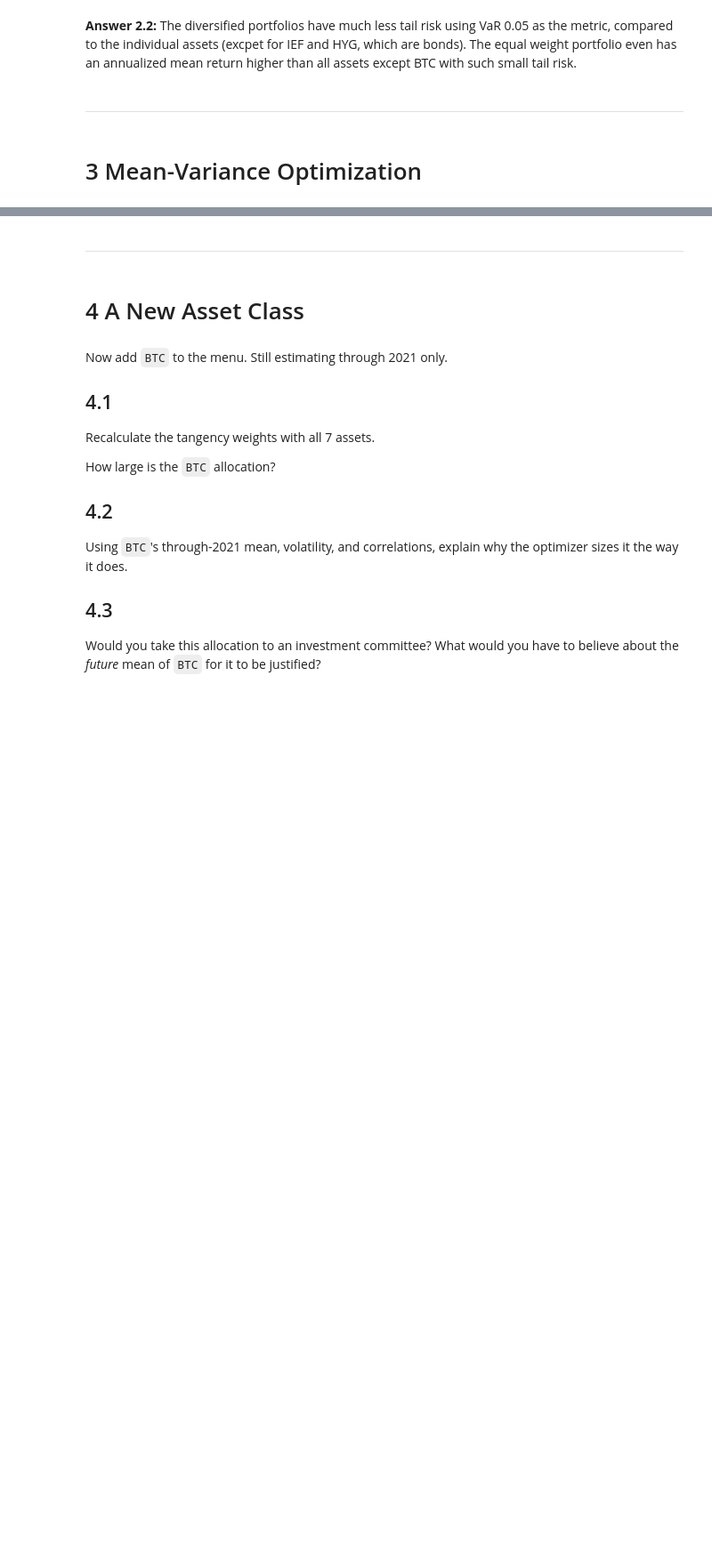
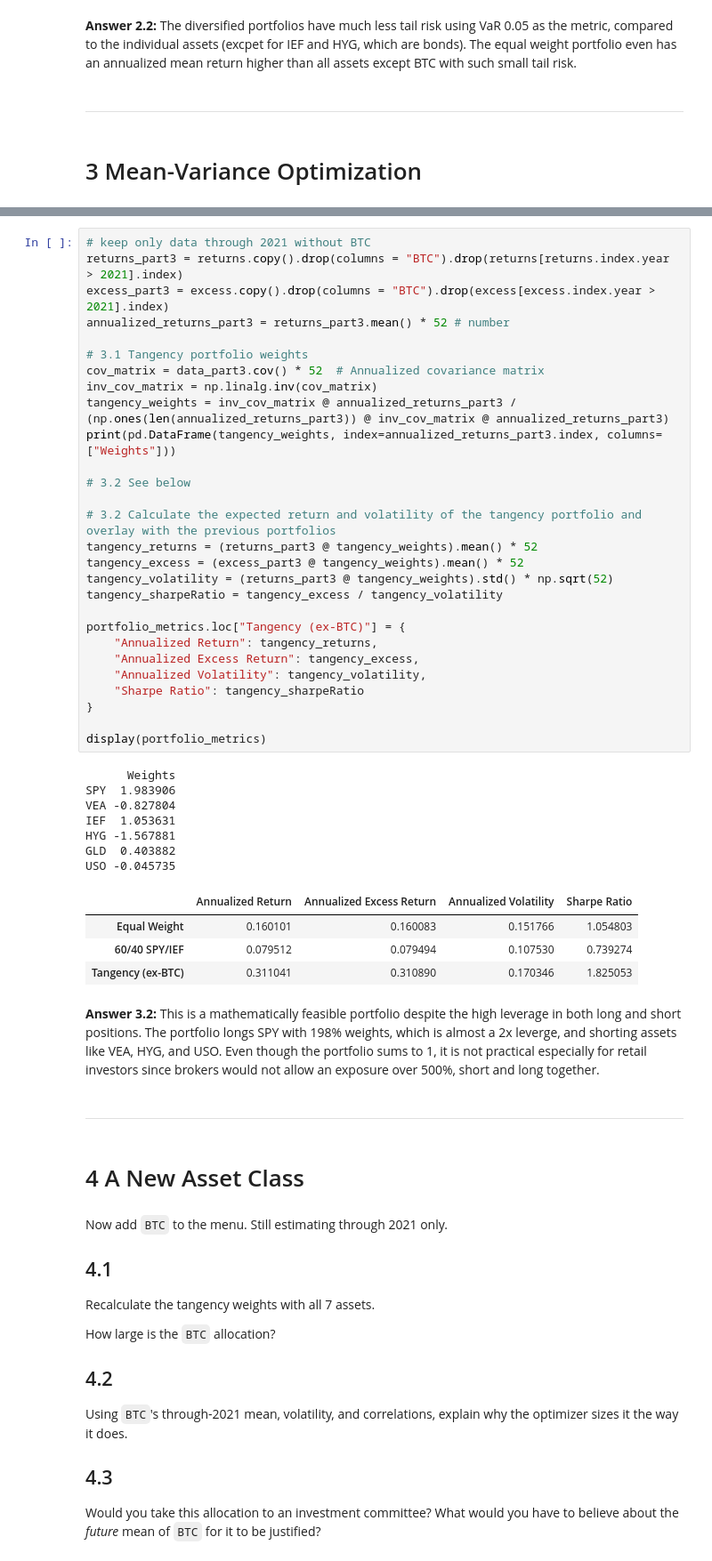
Before and after one commit to samLeung24/Quant-Part-II, a Jupyter notebook: Multi-Asset_Allocation.ipynb, the cells around one changed output, grey strips where cells are left out. Shown at 89% size. Saved outputs shown, nothing was run; the diff lists cells and outputs as text; blank space fills up the shorter version.

Commit message:
Completed part 3

```diff
--- a/Multi-Asset_Allocation.ipynb
+++ b/Multi-Asset_Allocation.ipynb
@@ -185,6 +190,48 @@ Do the weights look like a portfolio you could hold? Note any extreme or short p
 ## 3.3
 
 Report the in-sample (through 2021) annualized mean, volatility, and Sharpe of the tangency portfolio, alongside the equal-weight and `60/40` portfolios over the same window.
+# %%
+# keep only data through 2021 without BTC
+returns_part3 = returns.copy().drop(columns = "BTC").drop(returns[returns.index.year > 2021].index)
+excess_part3 = excess.copy().drop(columns = "BTC").drop(excess[excess.index.year > 2021].index)
+annualized_returns_part3 = returns_part3.mean() * 52 # number
+
+# 3.1 Tangency portfolio weights
+cov_matrix = data_part3.cov() * 52  # Annualized covariance matrix
+inv_cov_matrix = np.linalg.inv(cov_matrix)
+tangency_weights = inv_cov_matrix @ annualized_returns_part3 / (np.ones(len(annualized_returns_part3)) @ inv_cov_matrix @ annualized_returns_part3)
+print(pd.DataFrame(tangency_weights, index=annualized_returns_part3.index, columns=["Weights"]))
+
+# 3.2 See below
+
+# 3.2 Calculate the expected return and volatility of the tangency portfolio and overlay with the previous portfolios
+tangency_returns = (returns_part3 @ tangency_weights).mean() * 52
+tangency_excess = (excess_part3 @ tangency_weights).mean() * 52
+tangency_volatility = (returns_part3 @ tangency_weights).std() * np.sqrt(52)
+tangency_sharpeRatio = tangency_excess / tangency_volatility
+
+portfolio_metrics.loc["Tangency (ex-BTC)"] = {
+    "Annualized Return": tangency_returns,
+    "Annualized Excess Return": tangency_excess,
+    "Annualized Volatility": tangency_volatility,
+    "Sharpe Ratio": tangency_sharpeRatio
+}
+
+display(portfolio_metrics)
+# %% [output]
+      Weights
+SPY  1.983906
+VEA -0.827804
+IEF  1.053631
+HYG -1.567881
+GLD  0.403882
+USO -0.045735
+|  | Annualized Return | Annualized Excess Return | Annualized Volatility | Sharpe Ratio |
+| Equal Weight | 0.160101 | 0.160083 | 0.151766 | 1.054803 |
+| 60/40 SPY/IEF | 0.079512 | 0.079494 | 0.107530 | 0.739274 |
+| Tangency (ex-BTC) | 0.311041 | 0.310890 | 0.170346 | 1.825053 |
+# %% [markdown]
+**Answer 3.2:** This is a mathematically feasible portfolio despite the high leverage in both long and short positions. The portfolio longs SPY with 198% weights, which is almost a 2x leverge, and shorting assets like VEA, HYG, and USO. Even though the portfolio sums to 1, it is not practical especially for retail investors since brokers would not allow an exposure over 500%, short and long together.
 # %% [markdown]
 ***
 # %% [markdown]
```
Also changed, not shown: parts of 1 cell of this notebook.
